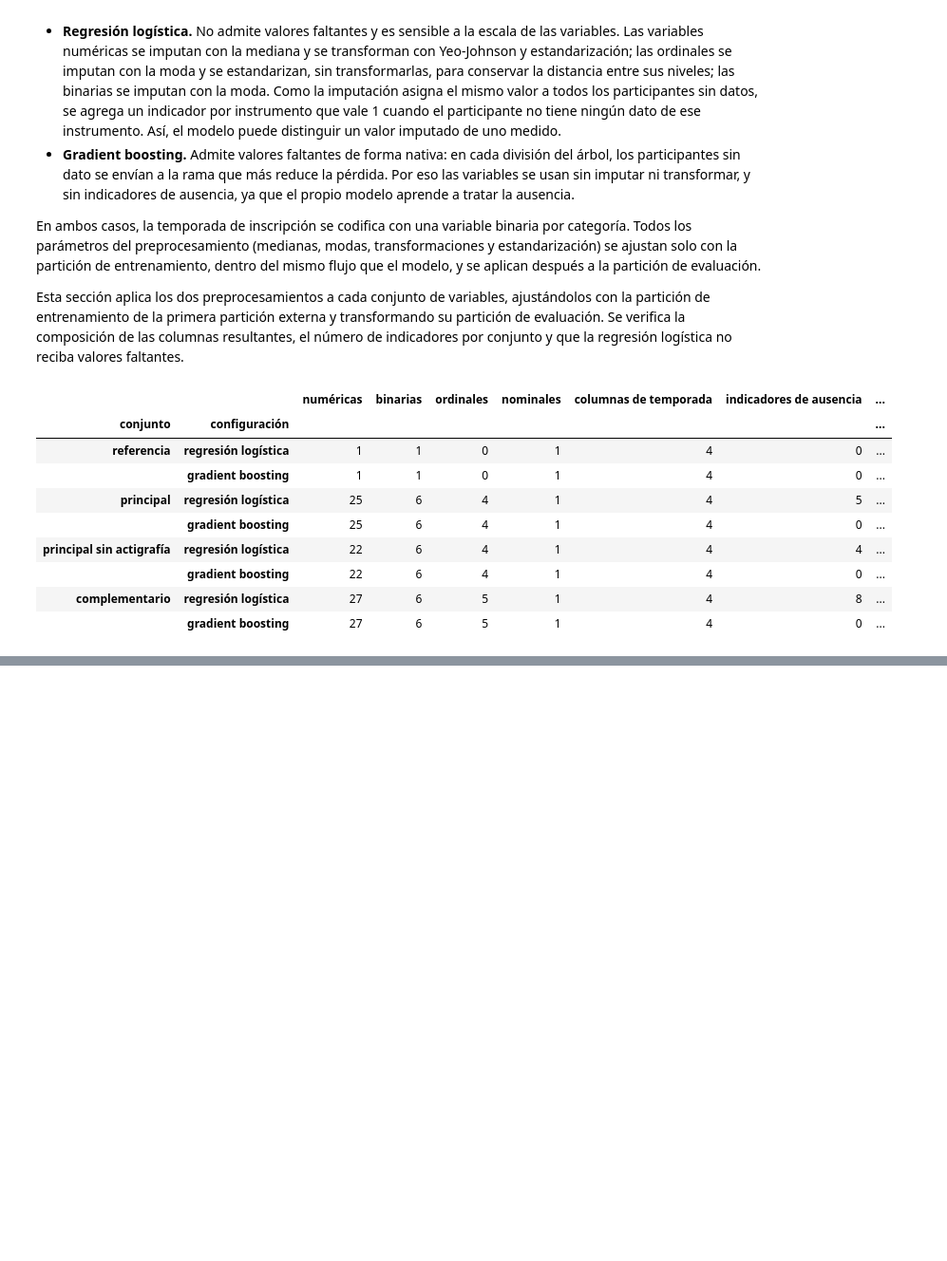
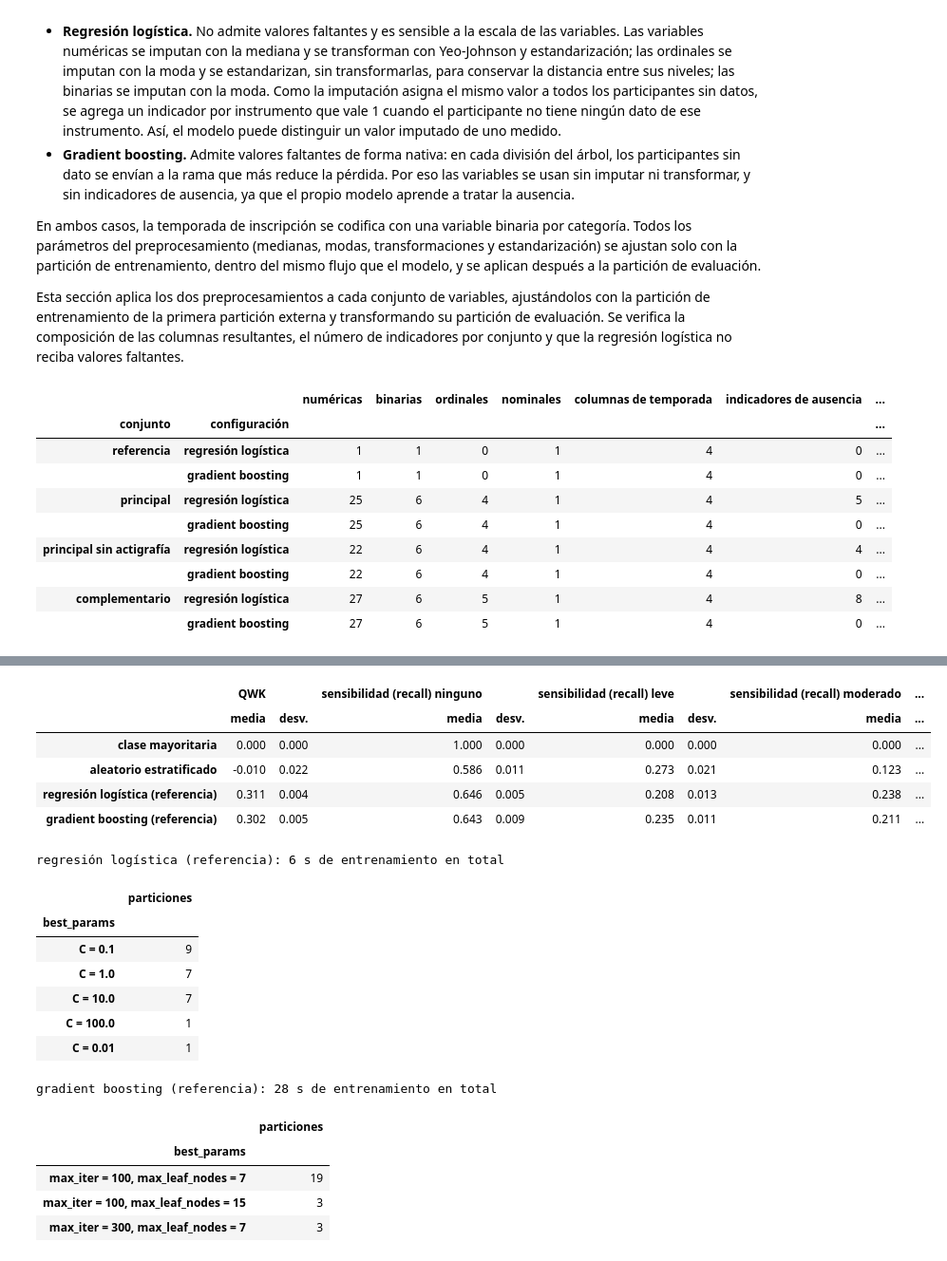
Before and after one commit to juanestebancg2806/piu-severity-prediction, a Jupyter notebook: notebooks/02_experimentos_iniciales.ipynb, the cells around one changed output, grey strips where cells are left out. Shown at 95% size. Drawn from its saved outputs; the diff is of its cells as text; code cells hidden in the pictures; blank space fills up the shorter version.

```diff
--- a/notebooks/02_experimentos_iniciales.ipynb
+++ b/notebooks/02_experimentos_iniciales.ipynb
@@ -435,0 +493,58 @@ pd.Series(
+# %%
+CONFIGURACIONES = {
+    "regresión logística": make_logistic_search,
+    "gradient boosting": make_boosting_search,
+}
+
+resultados = {}
+for configuracion, construir_modelo in CONFIGURACIONES.items():
+    columnas = conjuntos["reference"]
+    resultados[(configuracion, "reference")] = run_nested_cv(
+        construir_modelo(columnas, n_jobs=-1), analitico[columnas], y, particiones
+    )
+# %%
+def hiperparametros_elegidos(pliegues: pd.DataFrame) -> pd.Series:
+    """Cuenta cuántas particiones externas eligieron cada combinación."""
+    return (
+        pliegues["best_params"]
+        .map(
+            lambda parametros: ", ".join(
+                f"{clave.removeprefix('model__')} = {valor}"
+                for clave, valor in parametros.items()
+            )
+        )
+        .value_counts()
+        .rename("particiones")
+    )
+
+
+modelos_referencia = {
+    f"{configuracion} (referencia)": resultados[(configuracion, "reference")]
+    for configuracion in CONFIGURACIONES
+}
+display(tabla_desempeno({**resultados_controles, **modelos_referencia}).round(3))
+
+for nombre, (pliegues, _) in modelos_referencia.items():
+    print(f"{nombre}: {pliegues['fit_seconds'].sum():.0f} s de entrenamiento en total")
+    display(hiperparametros_elegidos(pliegues).to_frame())
+# %% [output]
+|  | QWK |  | sensibilidad (recall) ninguno |  | sensibilidad (recall) leve |  | sensibilidad (recall) moderado | ... |
+|  | media | desv. | media | desv. | media | desv. | media | ... |
+| clase mayoritaria | 0.000 | 0.000 | 1.000 | 0.000 | 0.000 | 0.000 | 0.000 | ... |
+| aleatorio estratificado | -0.010 | 0.022 | 0.586 | 0.011 | 0.273 | 0.021 | 0.123 | ... |
+| regresión logística (referencia) | 0.311 | 0.004 | 0.646 | 0.005 | 0.208 | 0.013 | 0.238 | ... |
+| gradient boosting (referencia) | 0.302 | 0.005 | 0.643 | 0.009 | 0.235 | 0.011 | 0.211 | ... |
+regresión logística (referencia): 6 s de entrenamiento en total
+|  | particiones |
+| best_params |  |
+| C = 0.1 | 9 |
+| C = 1.0 | 7 |
+| C = 10.0 | 7 |
+| C = 100.0 | 1 |
+| C = 0.01 | 1 |
+gradient boosting (referencia): 28 s de entrenamiento en total
+|  | particiones |
+| best_params |  |
+| max_iter = 100, max_leaf_nodes = 7 | 19 |
+| max_iter = 100, max_leaf_nodes = 15 | 3 |
+| max_iter = 300, max_leaf_nodes = 7 | 3 |
```
Also changed, not shown: parts of 13 cells of this notebook, 1 other file.
